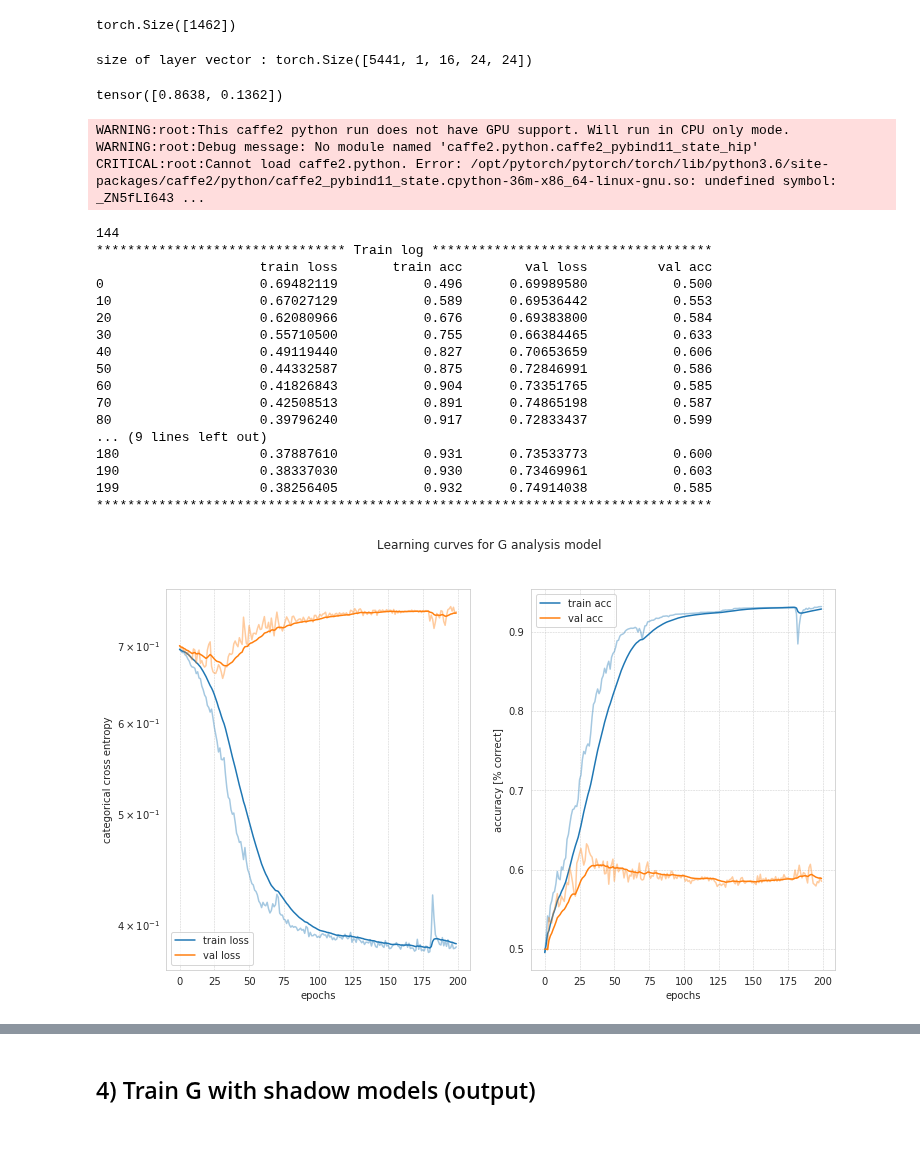
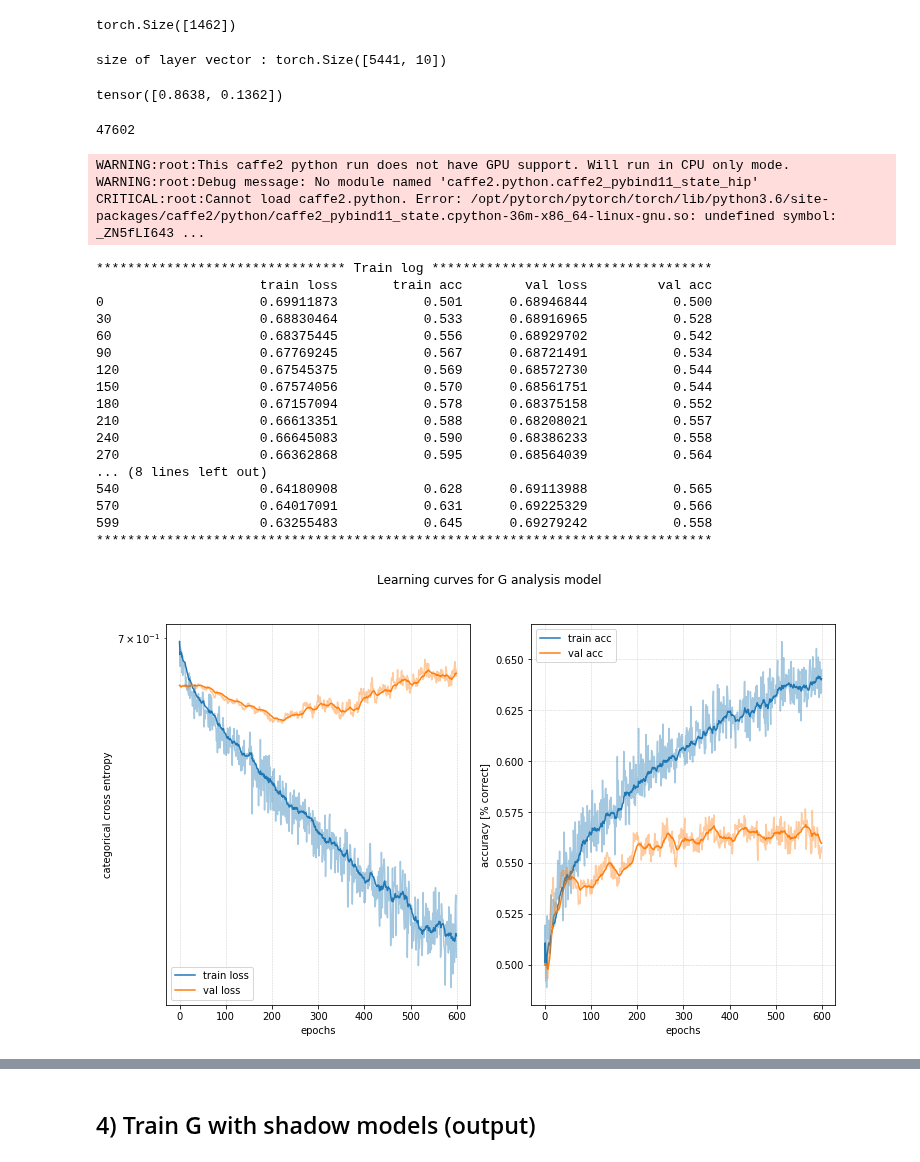
Before and after one commit to palexlee/DeepWololo, a Jupyter notebook: presentation_notebook.ipynb, the cells around one changed output, grey strips where cells are left out. Saved outputs shown, nothing was run; the diff lists cells and outputs as text; code cells hidden in the pictures.

```diff
--- a/presentation_notebook.ipynb
+++ b/presentation_notebook.ipynb
@@ -300,11 +334,14 @@ g_shadow_train_dataset = g_shadow_train_datasets[choosen_class]
 g_shadow_test_dataset = g_shadow_test_datasets[choosen_class]
 
 g_shadow_train_dataset, g_shadow_test_dataset = normalize_data(g_shadow_train_dataset, g_shadow_test_dataset)
+# %%
+g_shadow_train_dataset[0] = g_shadow_train_dataset[0].squeeze(1)
+g_shadow_test_dataset[0] = g_shadow_test_dataset[0].squeeze(1)
 # %%
 size_input_vector = g_shadow_train_dataset[0].shape
 print("size of layer vector :", size_input_vector)
 # %% [output]
-size of layer vector : torch.Size([5441, 1, 16, 24, 24])
+size of layer vector : torch.Size([5441, 10])
 # %%
 g_shadow_target_weigths = torch.abs(1-computeClassesWeights(g_shadow_train_dataset[1]))
 g_shadow_target_weigths# = torch.Tensor([0.90, 0.1])
@@ -347,36 +418,41 @@ def kindaResnetG(layer_dim):
+# %%
+model = denseG(size_input_vector[1])
+sum(x.numel() for x in model.parameters())
+# %% [output]
+47602
 # %%
-shadow_modelG = kindaResnetG(size_input_vector)
+shadow_modelG = denseG(size_input_vector[1])
 
 crit_fun = lambda input_, target : (input_, target)
 y_hat_fun = lambda y: y.argmax(1)
 
 loss_fun = nn.CrossEntropyLoss(g_shadow_target_weigths)
-learning_rate = 0.005 #0.005
-epochs = 200 #200
+learning_rate = 0.05 #0.005
+epochs = 600
 
-mt = ModelTrainer(shadow_modelG, loss_fun, optim.Adamax(shadow_modelG.parameters(), lr=learning_rate), y_hat_fun, crit_fun)
+mt = ModelTrainer(shadow_modelG, loss_fun, optim.SGD(shadow_modelG.parameters(), lr=learning_rate), y_hat_fun, crit_fun)
 hist = mt.fit(g_shadow_train_dataset, g_shadow_test_dataset, epochs=epochs, batch_size=1000, verbose=epochs/20)
 mt.plot_training("Learning curves for G analysis model")
 # %% [output]
 WARNING:root:This caffe2 python run does not have GPU support. Will run in CPU only mode.
 WARNING:root:Debug message: No module named 'caffe2.python.caffe2_pybind11_state_hip'
 CRITICAL:root:Cannot load caffe2.python. Error: /opt/pytorch/pytorch/torch/lib/python3.6/site-packages/caffe2/python/caffe2_pybind11_state.cpython-36m-x86_64-linux-gnu.so: undefined symbol: _ZN5fLI643 ...
-144
 ******************************** Train log ************************************
                      train loss       train acc        val loss         val acc
-0                    0.69482119           0.496      0.69989580           0.500
-10                   0.67027129           0.589      0.69536442           0.553
-20                   0.62080966           0.676      0.69383800           0.584
-30                   0.55710500           0.755      0.66384465           0.633
-40                   0.49119440           0.827      0.70653659           0.606
-50                   0.44332587           0.875      0.72846991           0.586
-60                   0.41826843           0.904      0.73351765           0.585
-70                   0.42508513           0.891      0.74865198           0.587
-80                   0.39796240           0.917      0.72833437           0.599
-... (9 lines left out)
-180                  0.37887610           0.931      0.73533773           0.600
-190                  0.38337030           0.930      0.73469961           0.603
-199                  0.38256405           0.932      0.74914038           0.585
+0                    0.69911873           0.501      0.68946844           0.500
+30                   0.68830464           0.533      0.68916965           0.528
+60                   0.68375445           0.556      0.68929702           0.542
+90                   0.67769245           0.567      0.68721491           0.534
+120                  0.67545375           0.569      0.68572730           0.544
+150                  0.67574056           0.570      0.68561751           0.544
+180                  0.67157094           0.578      0.68375158           0.552
+210                  0.66613351           0.588      0.68208021           0.557
+240                  0.66645083           0.590      0.68386233           0.558
+270                  0.66362868           0.595      0.68564039           0.564
+... (8 lines left out)
+540                  0.64180908           0.628      0.69113988           0.565
+570                  0.64017091           0.631      0.69225329           0.566
+599                  0.63255483           0.645      0.69279242           0.558
 *******************************************************************************
-[figure, old version]
+[figure, new version]
 # %%
```
Also changed, not shown: parts of 34 cells of this notebook, 1 other file.
